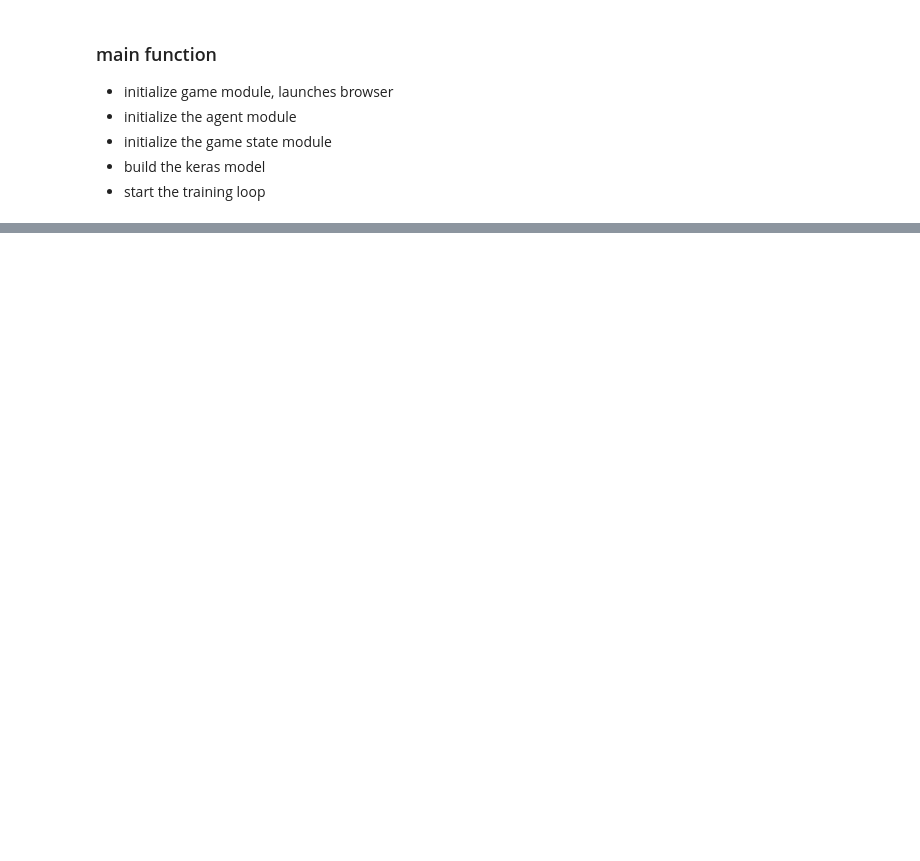
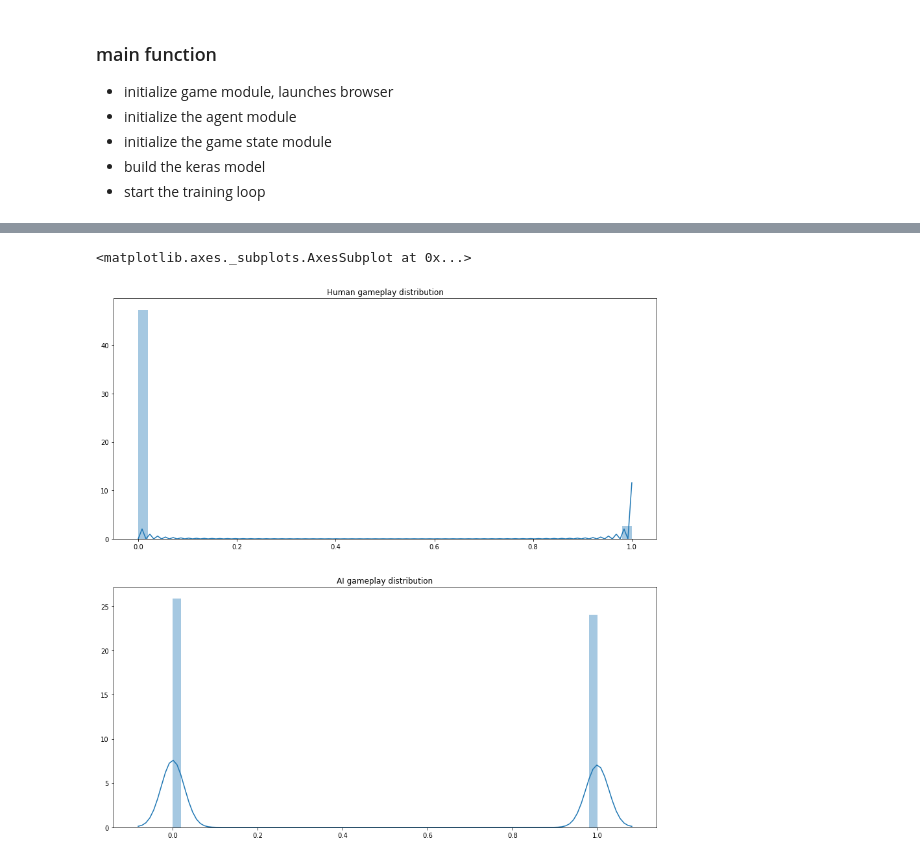
Before and after one commit to ravi72munde/Chrome-Dino-Reinforcement-Learning, a Jupyter notebook: Reinforcement Learning Dino Run.ipynb, the cells around one changed output, grey strips where cells are left out. Drawn from its saved outputs; the diff is of its cells as text; code cells hidden in the pictures; blank space fills up the shorter version.

```diff
--- a/Reinforcement Learning Dino Run.ipynb
+++ b/Reinforcement Learning Dino Run.ipynb
@@ -481,0 +526,15 @@ show_plots()
+# %%
+supervised_actions = []
+
+for frame in supervised_frames:
+    supervised_actions.append(frame[1])
+# %%
+fig, axs = plt.subplots(ncols=1,nrows =2,figsize=(15,15))
+sns.distplot(supervised_actions,ax=axs[0])
+axs[1].set_title('AI gameplay distribution')
+axs[0].set_title('Human gameplay distribution')
+actions_df = pd.read_csv("./objects/actions_df.csv")
+sns.distplot(actions_df,ax=axs[1])
+# %% [output]
+<matplotlib.axes._subplots.AxesSubplot at 0x...>
+[figure, added]
```
Also changed, not shown: parts of 16 cells of this notebook, 2 other files.
